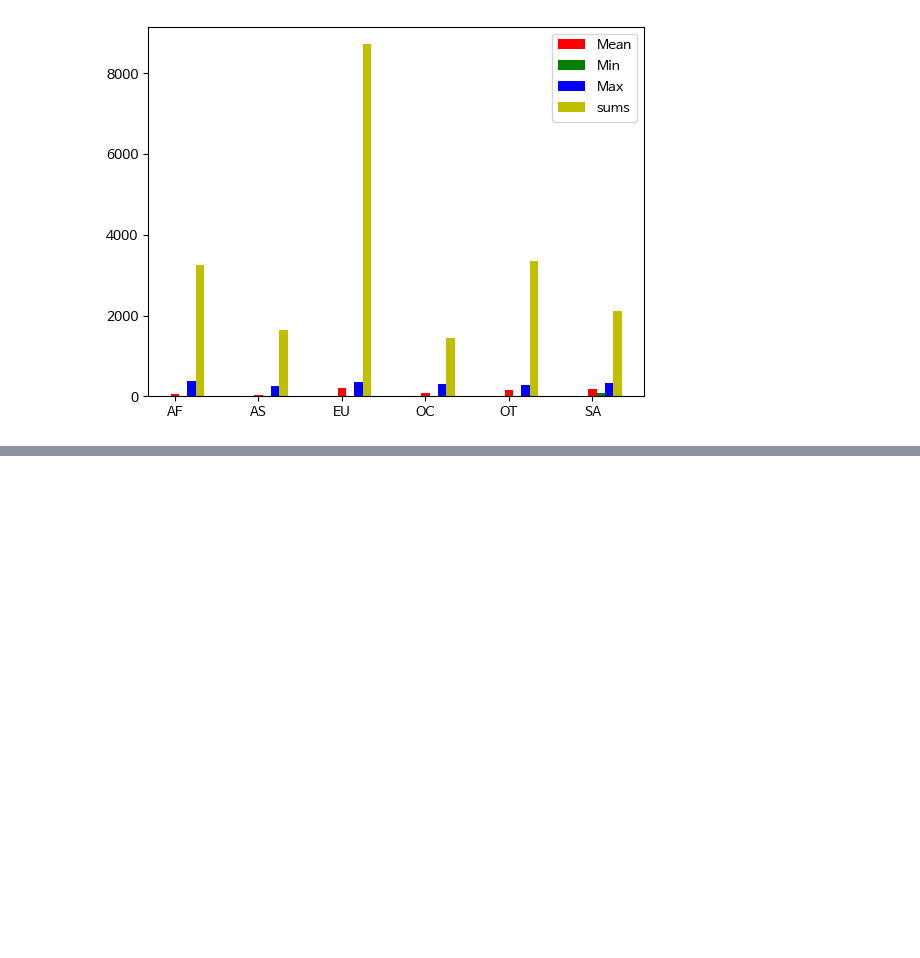
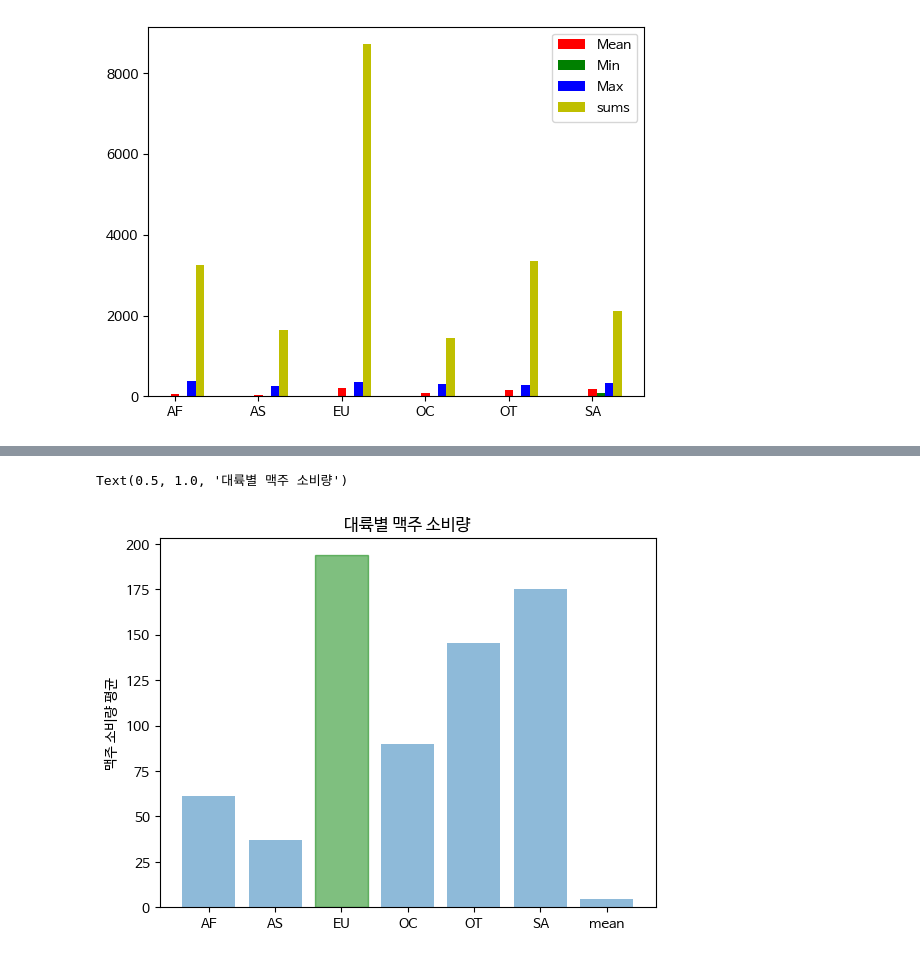
Before and after one commit to fightmeat/Machine_Leaning, a Jupyter notebook: 12_데이터_정제.ipynb, the cells around one changed output, grey strips where cells are left out. Saved outputs shown, nothing was run; the diff lists cells and outputs as text; code cells hidden in the pictures; blank space fills up the shorter version.

```diff
--- a/12_데이터_정제.ipynb
+++ b/12_데이터_정제.ipynb
@@ -987,0 +1038,7 @@ plt.show()
+# %%
+# 대륙별 알코올 소비량을 시각화하시오, 단, 마지막에 평균 알코올 소비량을 추가할 것
+## 전체 알코올 평균
+beer_mean = drinks.beer_servings.mean()
+## 대륙별 알코올 평균
+continent_beer_mean = drinks.groupby('continent').beer_servings.mean()
+print(continent_beer_mean)
@@ -987,0 +1054,14 @@ plt.show()
+# %%
+continents = continent_beer_mean.index.tolist()
+continents.append('mean')
+x_pos = np.arange(len(continents))
+alcohol = continent_mean.tolist()
+alcohol.append(alcohol_mean)
+bar_list = plt.bar(x_pos, alcohol, align='center', alpha=0.5)
+bar_list[len(continents)-5].set_color('g')
+plt.xticks(x_pos, continents)
+plt.ylabel('맥주 소비량 평균')
+plt.title('대륙별 맥주 소비량')
+# %% [output]
+Text(0.5, 1.0, '대륙별 맥주 소비량')
+[figure, added]
```
Also changed, not shown: parts of 8 cells of this notebook.
